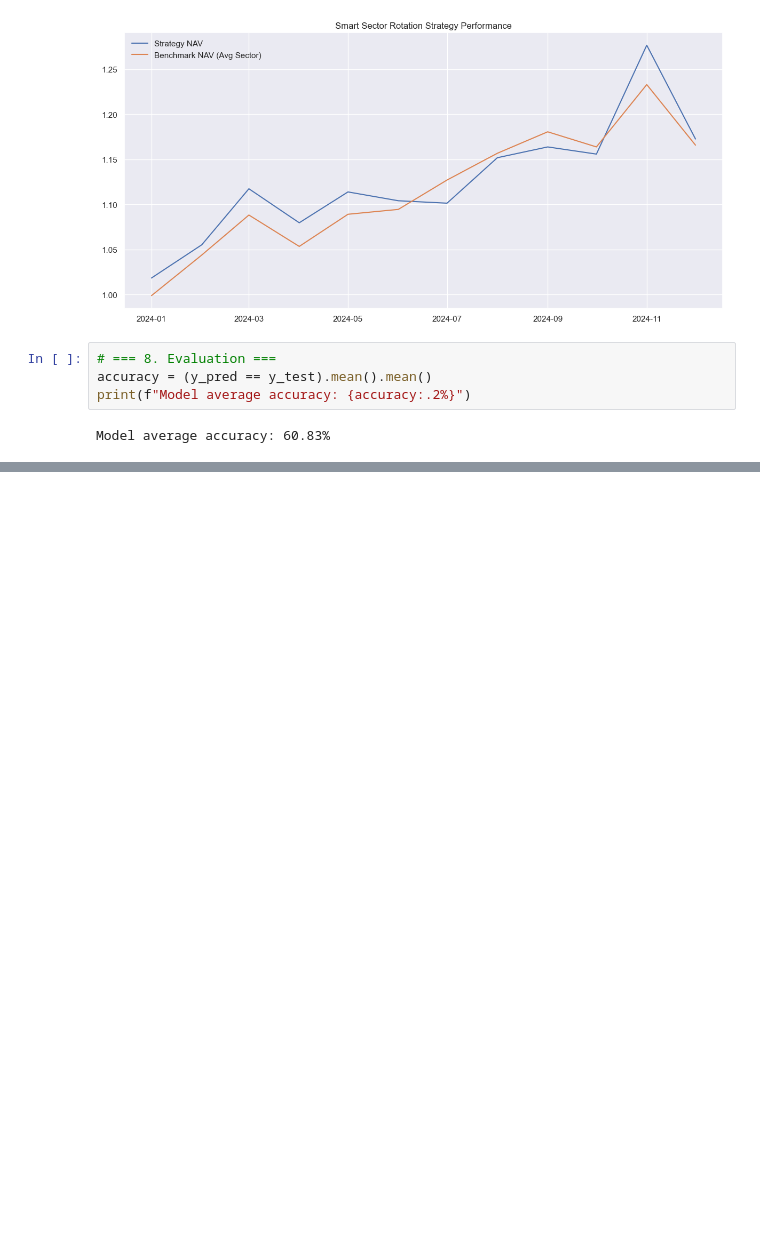
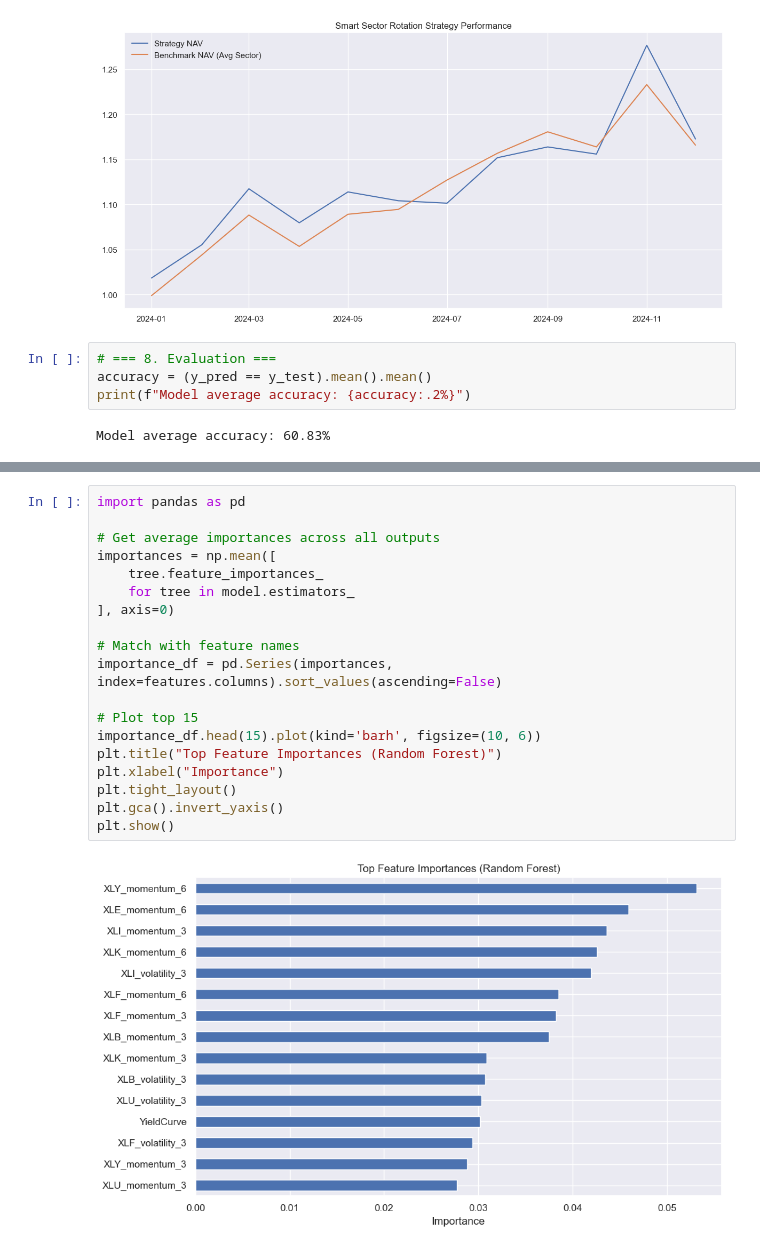
Before and after one commit to edwinleck/smart-sector-rotation, a Jupyter notebook: project.ipynb, the cells around one changed output, grey strips where cells are left out. Drawn from its saved outputs; the diff is of its cells as text; blank space fills up the shorter version.

```diff
--- a/project.ipynb
+++ b/project.ipynb
@@ -203,0 +239,21 @@ Model average accuracy: 60.83%
+# %%
+import pandas as pd
+
+# Get average importances across all outputs
+importances = np.mean([
+    tree.feature_importances_
+    for tree in model.estimators_
+], axis=0)
+
+# Match with feature names
+importance_df = pd.Series(importances, index=features.columns).sort_values(ascending=False)
+
+# Plot top 15
+importance_df.head(15).plot(kind='barh', figsize=(10, 6))
+plt.title("Top Feature Importances (Random Forest)")
+plt.xlabel("Importance")
+plt.tight_layout()
+plt.gca().invert_yaxis()
+plt.show()
+# %% [output]
+[figure, added]
```
Also changed, not shown: parts of 2 cells of this notebook, 4 other files.
